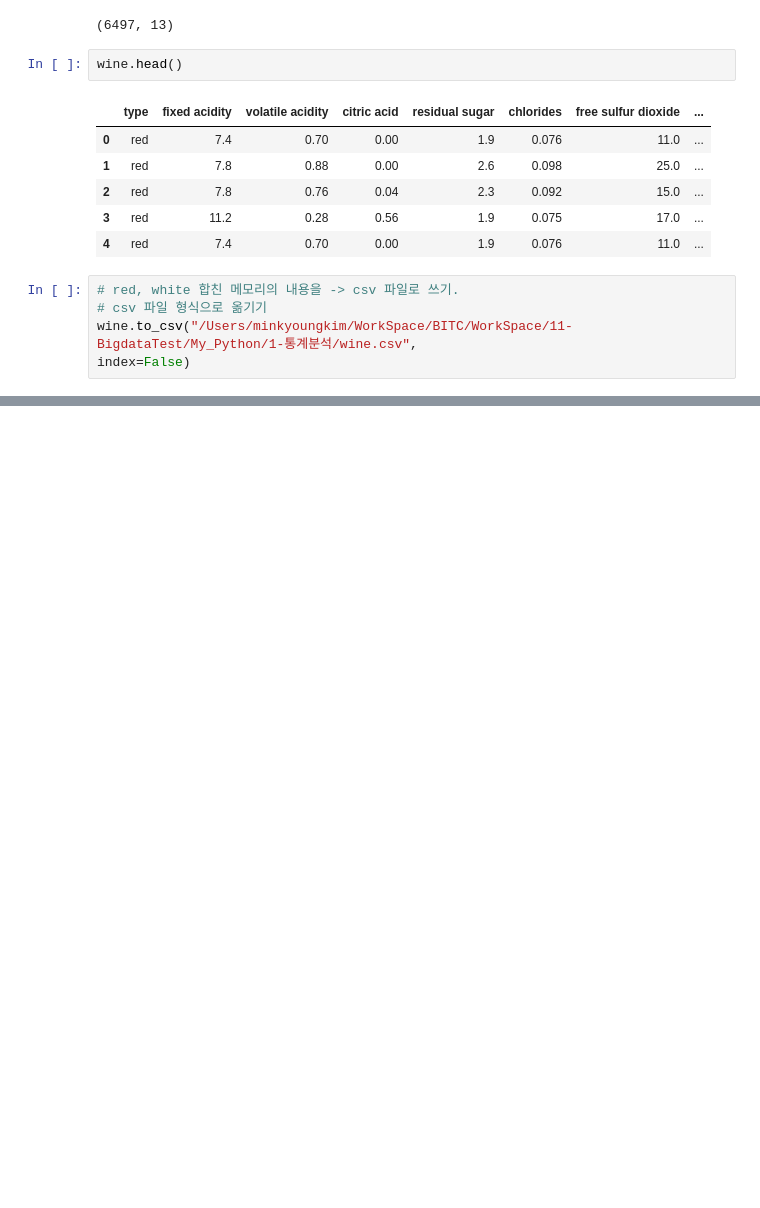
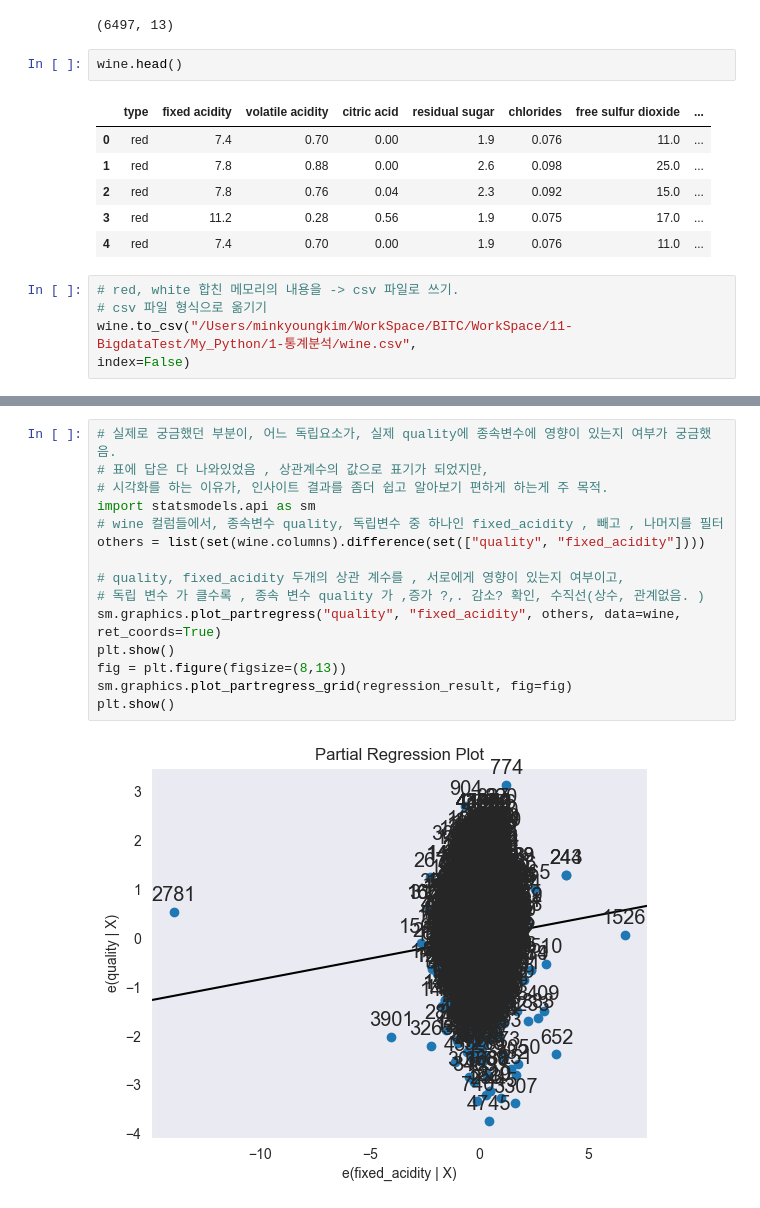
Before and after one commit to designexit/BigDataTest, a Jupyter notebook: 1-통계분석/test.ipynb, the cells around one changed output, grey strips where cells are left out. Cells and saved outputs as stored; diff of their text form; blank space fills up the shorter version.

```diff
--- a/1-통계분석/test.ipynb
+++ b/1-통계분석/test.ipynb
@@ -173,0 +392,17 @@ None
+# %%
+# 실제로 궁금했던 부분이, 어느 독립요소가, 실제 quality에 종속변수에 영향이 있는지 여부가 궁금했음.
+# 표에 답은 다 나와있었음 , 상관계수의 값으로 표기가 되었지만,
+# 시각화를 하는 이유가, 인사이트 결과를 좀더 쉽고 알아보기 편하게 하는게 주 목적.
+import statsmodels.api as sm
+# wine 컬럼들에서, 종속변수 quality, 독립변수 중 하나인 fixed_acidity , 빼고 , 나머지를 필터
+others = list(set(wine.columns).difference(set(["quality", "fixed_acidity"])))
+
+# quality, fixed_acidity 두개의 상관 계수를 , 서로에게 영향이 있는지 여부이고,
+# 독립 변수 가 클수록 , 종속 변수 quality 가 ,증가 ?,. 감소? 확인, 수직선(상수, 관계없음. )
+sm.graphics.plot_partregress("quality", "fixed_acidity", others, data=wine, ret_coords=True)
+plt.show()
+fig = plt.figure(figsize=(8,13))
+sm.graphics.plot_partregress_grid(regression_result, fig=fig)
+plt.show()
+# %% [output]
+[figure, added]
```
Also changed, not shown: parts of 16 cells of this notebook, 1 other file.
